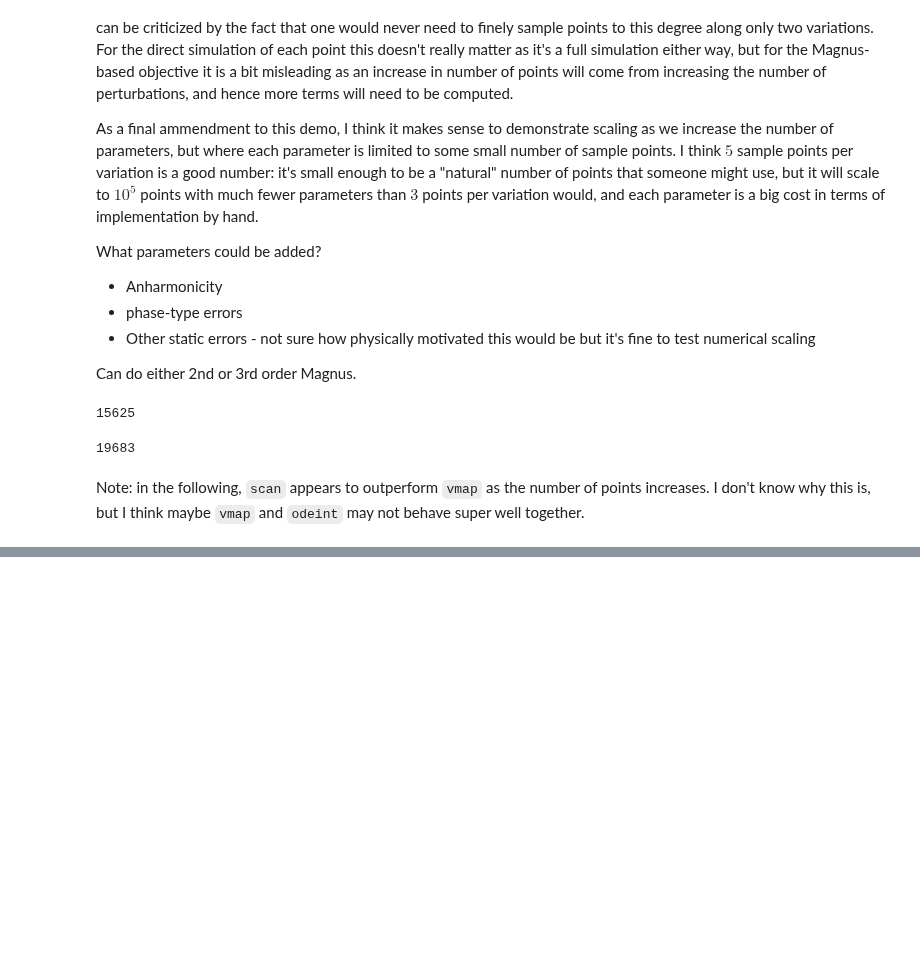
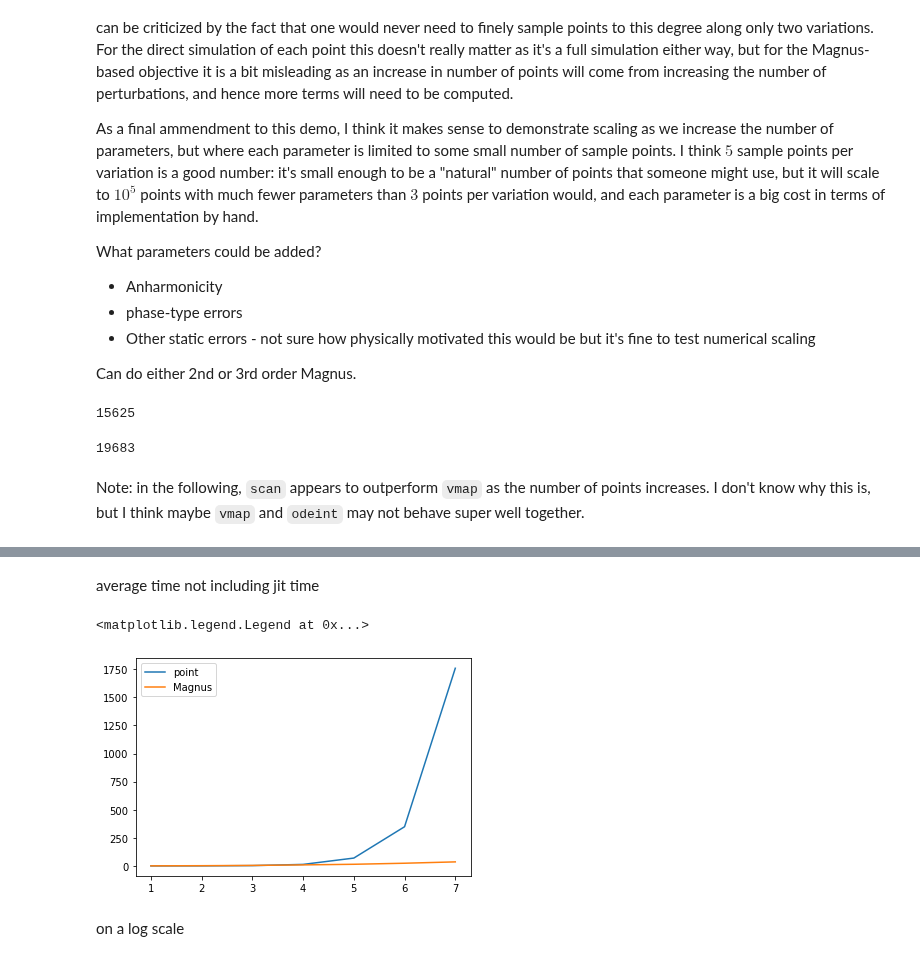
Before and after one commit to DanPuzzuoli/multivariable_dyson_magnus, a Jupyter notebook: magnus_qoc.ipynb, the cells around one changed output, grey strips where cells are left out. Saved outputs shown, nothing was run; the diff lists cells and outputs as text; code cells hidden in the pictures; blank space fills up the shorter version.

```diff
--- a/magnus_qoc.ipynb
+++ b/magnus_qoc.ipynb
@@ -1821,3 +2285,14 @@ plt.legend()
+# %% [markdown]
+average time not including jit time
+# %%
+plt.plot(N_variations, point_ave_jitted_times, label='point')
+plt.plot(N_variations, mag_ave_jitted_times, label='Magnus')
+plt.legend()
+# %% [output]
+<matplotlib.legend.Legend at 0x...>
+[figure, added]
+# %% [markdown]
+on a log scale
 # %%
 plt.plot(N_variations, jnp.log10(jnp.array(point_ave_jitted_times)), label='point')
 plt.plot(N_variations, jnp.log10(jnp.array(mag_ave_jitted_times)), label='Magnus')
```
Also changed, not shown: parts of 18 cells of this notebook.
